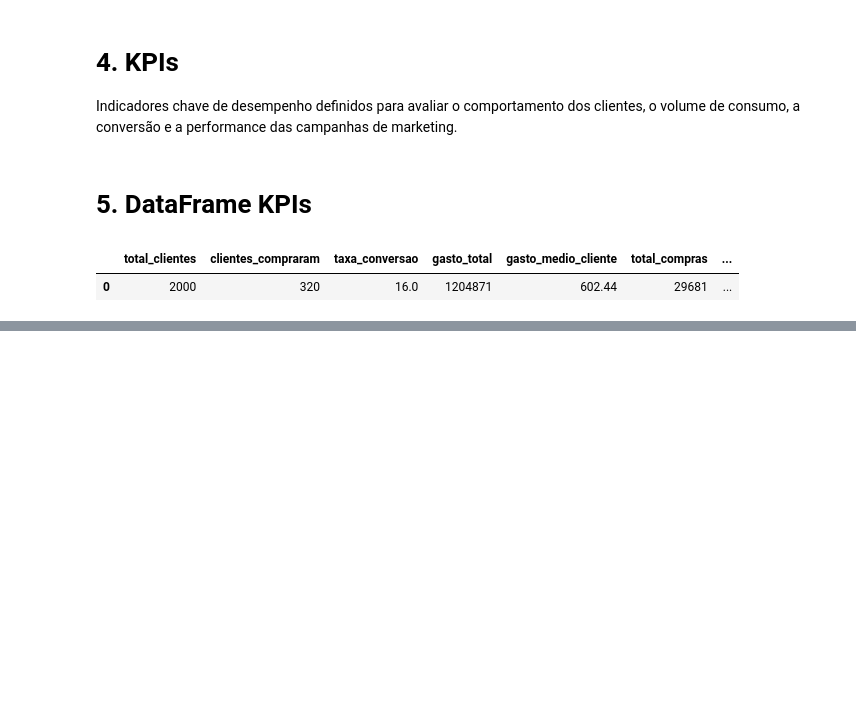
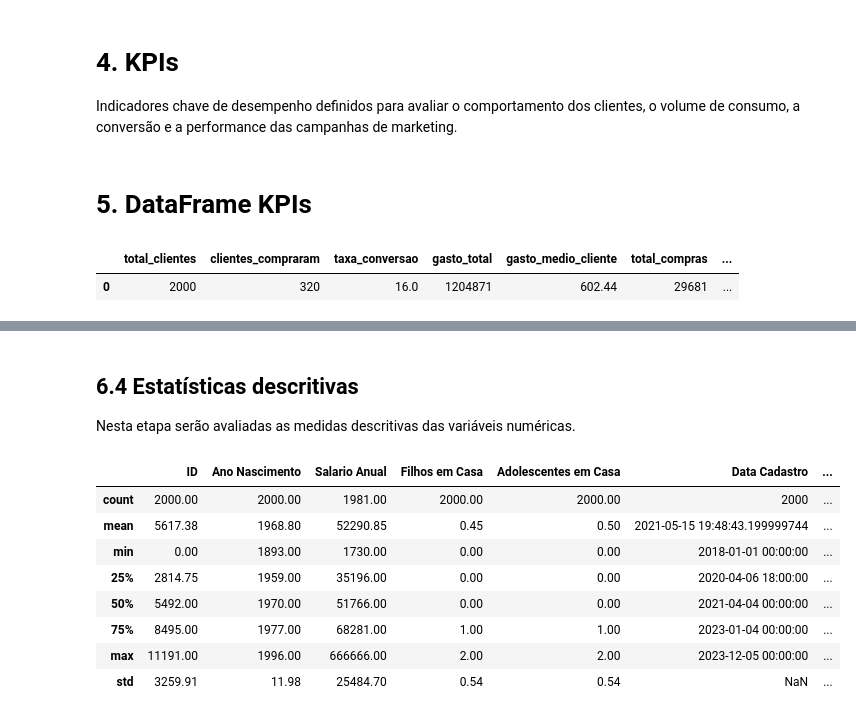
Before and after one commit to LuanSouza329/Python, a Jupyter notebook: projetos/projeto02/projeto_02_marketing.ipynb, the cells around one changed output, grey strips where cells are left out. Drawn from its saved outputs; the diff is of its cells as text; code cells hidden in the pictures; blank space fills up the shorter version.

```diff
--- a/projetos/projeto02/projeto_02_marketing.ipynb
+++ b/projetos/projeto02/projeto_02_marketing.ipynb
@@ -163,0 +242,16 @@ A próxima etapa será iniciar a análise exploratória, avaliando a estrutura d
+# %% [markdown]
+## 6.4 Estatísticas descritivas
+
+Nesta etapa serão avaliadas as medidas descritivas das variáveis numéricas.
+# %%
+df.describe().round(2)
+# %% [output]
+|  | ID | Ano Nascimento | Salario Anual | Filhos em Casa | Adolescentes em Casa | Data Cadastro | ... |
+| count | 2000.00 | 2000.00 | 1981.00 | 2000.00 | 2000.00 | 2000 | ... |
+| mean | 5617.38 | 1968.80 | 52290.85 | 0.45 | 0.50 | 2021-05-15 19:48:43.199999744 | ... |
+| min | 0.00 | 1893.00 | 1730.00 | 0.00 | 0.00 | 2018-01-01 00:00:00 | ... |
+| 25% | 2814.75 | 1959.00 | 35196.00 | 0.00 | 0.00 | 2020-04-06 18:00:00 | ... |
+| 50% | 5492.00 | 1970.00 | 51766.00 | 0.00 | 0.00 | 2021-04-04 00:00:00 | ... |
+| 75% | 8495.00 | 1977.00 | 68281.00 | 1.00 | 1.00 | 2023-01-04 00:00:00 | ... |
+| max | 11191.00 | 1996.00 | 666666.00 | 2.00 | 2.00 | 2023-12-05 00:00:00 | ... |
+| std | 3259.91 | 11.98 | 25484.70 | 0.54 | 0.54 | NaN | ... |
```
Also changed, not shown: parts of 11 cells of this notebook.
